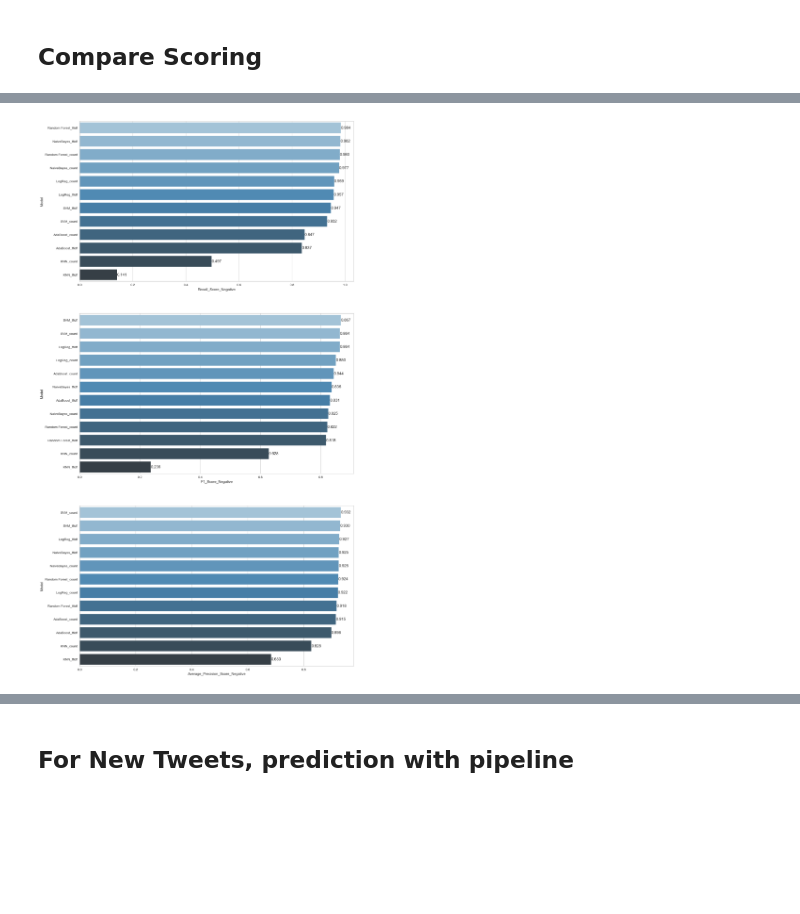
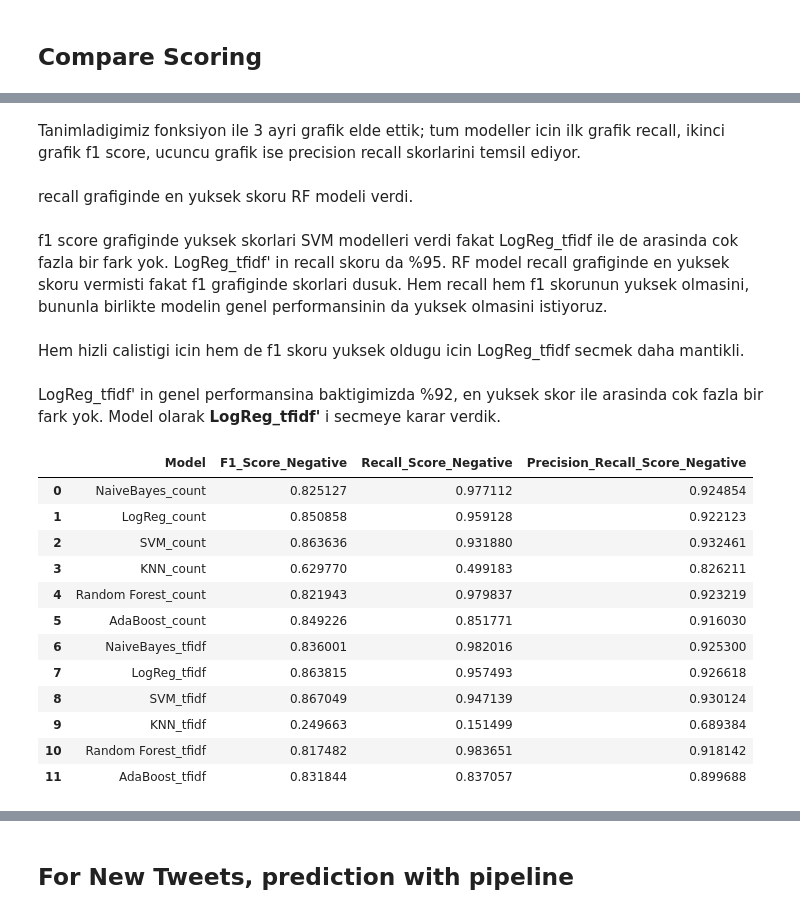
Before and after one commit to ibrahimdeniz0654/NLP, a Jupyter notebook: in-Class/NLP-2 (NLP Application with ML)(EU)-13 Oct 2022.ipynb, the cells around one changed output, grey strips where cells are left out. Cells and saved outputs as stored; diff of their text form; code cells hidden in the pictures; blank space fills up the shorter version.

```diff
--- a/in-Class/NLP-2 (NLP Application with ML)(EU)-13 Oct 2022.ipynb
+++ b/in-Class/NLP-2 (NLP Application with ML)(EU)-13 Oct 2022.ipynb
@@ -1134,39 +1458,46 @@ array([0.82512655])
+# %% [markdown]
+Tanimladigimiz fonksiyon ile 3 ayri grafik elde ettik; tum modeller icin ilk grafik recall, ikinci grafik f1 score, ucuncu grafik ise precision recall skorlarini temsil ediyor.
+# %% [markdown]
+recall grafiginde en yuksek skoru RF modeli verdi.
+# %% [markdown]
+f1 score grafiginde yuksek skorlari SVM modelleri verdi fakat LogReg_tfidf ile de arasinda cok fazla bir fark yok. LogReg_tfidf' in recall skoru da %95. RF model recall grafiginde en yuksek skoru vermisti fakat f1 grafiginde skorlari dusuk.  Hem recall hem f1 skorunun yuksek olmasini, bununla birlikte modelin genel performansinin da yuksek olmasini istiyoruz.
+# %% [markdown]
+Hem hizli calistigi icin hem de f1 skoru yuksek oldugu icin LogReg_tfidf secmek daha mantikli.
+# %% [markdown]
+LogReg_tfidf' in genel performansina baktigimizda %92, en yuksek skor ile arasinda cok fazla bir fark yok. Model olarak __LogReg_tfidf'__ i secmeye karar verdik.
 # %%
 compare = pd.DataFrame({"Model": ["NaiveBayes_count", "LogReg_count", "SVM_count", "KNN_count", "Random Forest_count",
                                   "AdaBoost_count", "NaiveBayes_tfidf", "LogReg_tfidf", "SVM_tfidf", "KNN_tfidf",
                                   "Random Forest_tfidf", "AdaBoost_tfidf"],
 
                         "F1_Score_Negative": [nb_count_f1_neg[0], log_count_f1_neg[0], svc_count_f1_neg[0], knn_count_f1_neg[0],
                                              rf_count_f1_neg[0], ada_count_f1_neg[0], nb_tfidf_f1_neg[0], log_tfidf_f1_neg[0],
                                              svc_tfidf_f1_neg[0], knn_tfidf_f1_neg[0], rf_tfidf_f1_neg[0], ada_tfidf_f1_neg[0]],
 
                         "Recall_Score_Negative": [nb_count_rec_neg[0], log_count_rec_neg[0], svc_count_rec_neg[0],
                                                   knn_count_rec_neg[0], rf_count_rec_neg[0], ada_count_rec_neg[0],
                                                   nb_tfidf_rec_neg[0], log_tfidf_rec_neg[0], svc_tfidf_rec_neg[0],
                                                   knn_tfidf_rec_neg[0], rf_tfidf_rec_neg[0], ada_tfidf_rec_neg[0]],
 
-                        "Average_Precision_Score_Negative": [nb_AP_neg, log_AP_neg, svc_AP_neg, knn_AP_neg, rf_AP_neg,
+                        "Precision_Recall_Score_Negative": [nb_AP_neg, log_AP_neg, svc_AP_neg, knn_AP_neg, rf_AP_neg,
                                                           ada_AP_neg, nb_tfidf_AP_neg, log_tfidf_AP_neg, svc_tfidf_AP_neg,
                                                            knn_tfidf_AP_neg, rf_tfidf_AP_neg, ada_tfidf_AP_neg]})
 
-
-
-plt.figure(figsize=(15,30))
-plt.subplot(311)
-compare = compare.sort_values(by="Recall_Score_Negative", ascending=False)
-ax=sns.barplot(x="Recall_Score_Negative", y="Model", data=compare, palette="Blues_d")
-ax.bar_label(ax.containers[0], fmt="%.3f")
-
-plt.subplot(312)
-compare = compare.sort_values(by="F1_Score_Negative", ascending=False)
-ax=sns.barplot(x="F1_Score_Negative", y="Model", data=compare, palette="Blues_d")
-ax.bar_label(ax.containers[0],fmt="%.3f")
-
-
-plt.subplot(313)
-compare = compare.sort_values(by="Average_Precision_Score_Negative", ascending=False)
-ax=sns.barplot(x="Average_Precision_Score_Negative", y="Model", data=compare, palette="Blues_d")
-ax.bar_label(ax.containers[0],fmt="%.3f")
-plt.show();
+compare
+# Aşağıdaki görselleri elde etmek için dict oluşturduk
+# nb_count_f1_neg[0] : Sadece f1 Skorlari array' formatında geliyor ve bu nu arrayden kurtarıyorum
+# .. ve görsellerde aldığım skorların yanlış olmaması için yapıyoruz
 # %% [output]
-[figure, removed]
+|  | Model | F1_Score_Negative | Recall_Score_Negative | Precision_Recall_Score_Negative |
+| 0 | NaiveBayes_count | 0.825127 | 0.977112 | 0.924854 |
+| 1 | LogReg_count | 0.850858 | 0.959128 | 0.922123 |
+| 2 | SVM_count | 0.863636 | 0.931880 | 0.932461 |
+| 3 | KNN_count | 0.629770 | 0.499183 | 0.826211 |
+| 4 | Random Forest_count | 0.821943 | 0.979837 | 0.923219 |
+| 5 | AdaBoost_count | 0.849226 | 0.851771 | 0.916030 |
+| 6 | NaiveBayes_tfidf | 0.836001 | 0.982016 | 0.925300 |
+| 7 | LogReg_tfidf | 0.863815 | 0.957493 | 0.926618 |
+| 8 | SVM_tfidf | 0.867049 | 0.947139 | 0.930124 |
+| 9 | KNN_tfidf | 0.249663 | 0.151499 | 0.689384 |
+| 10 | Random Forest_tfidf | 0.817482 | 0.983651 | 0.918142 |
+| 11 | AdaBoost_tfidf | 0.831844 | 0.837057 | 0.899688 |
```
Also changed, not shown: parts of 227 cells of this notebook.
